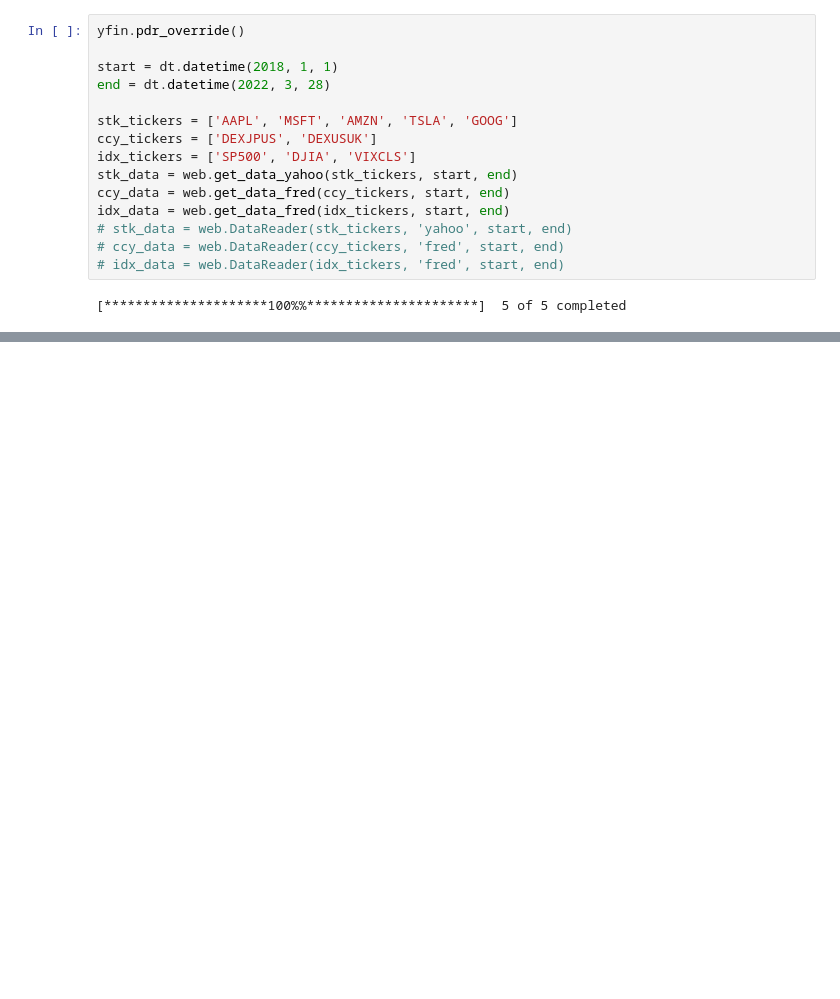
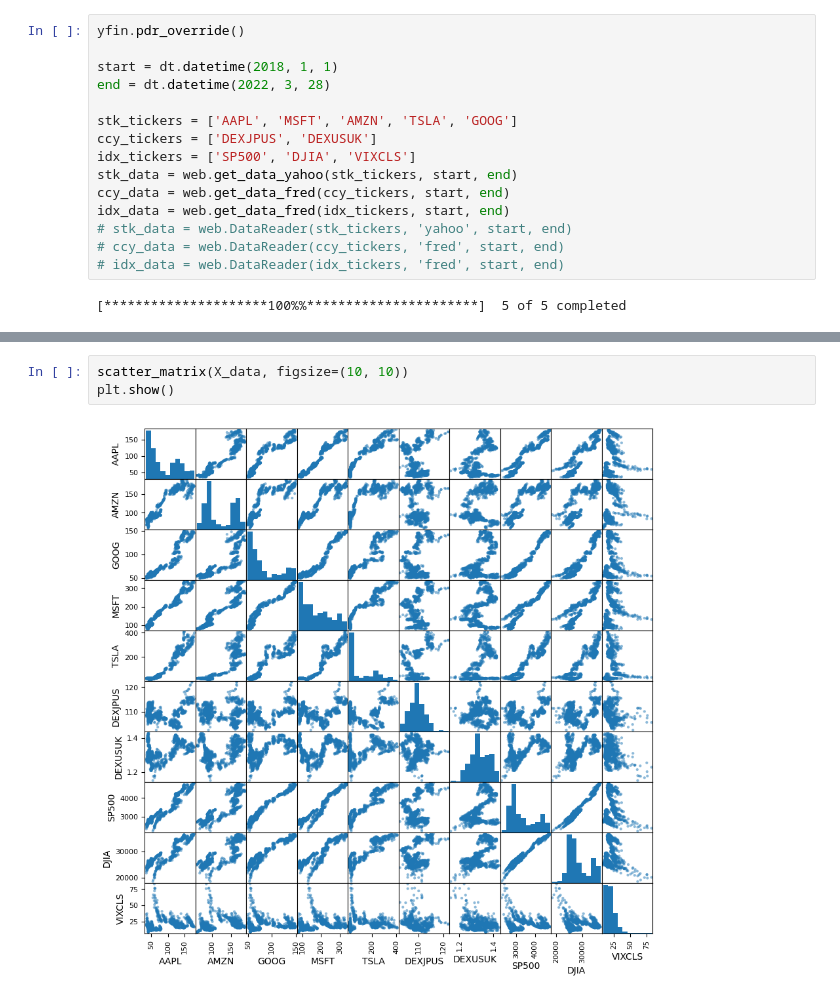
Before and after one commit to jamiecjm/quantpy-finml-course, a Jupyter notebook: chapter3.ipynb, the cells around one changed output, grey strips where cells are left out. Cells and saved outputs as stored; diff of their text form; blank space fills up the shorter version.

```diff
--- a/chapter3.ipynb
+++ b/chapter3.ipynb
@@ -59,0 +102,5 @@ X_data.head()
+# %%
+scatter_matrix(X_data, figsize=(10, 10))
+plt.show()
+# %% [output]
+[figure, added]
```
Also changed, not shown: parts of 8 cells of this notebook, 1 other file.
